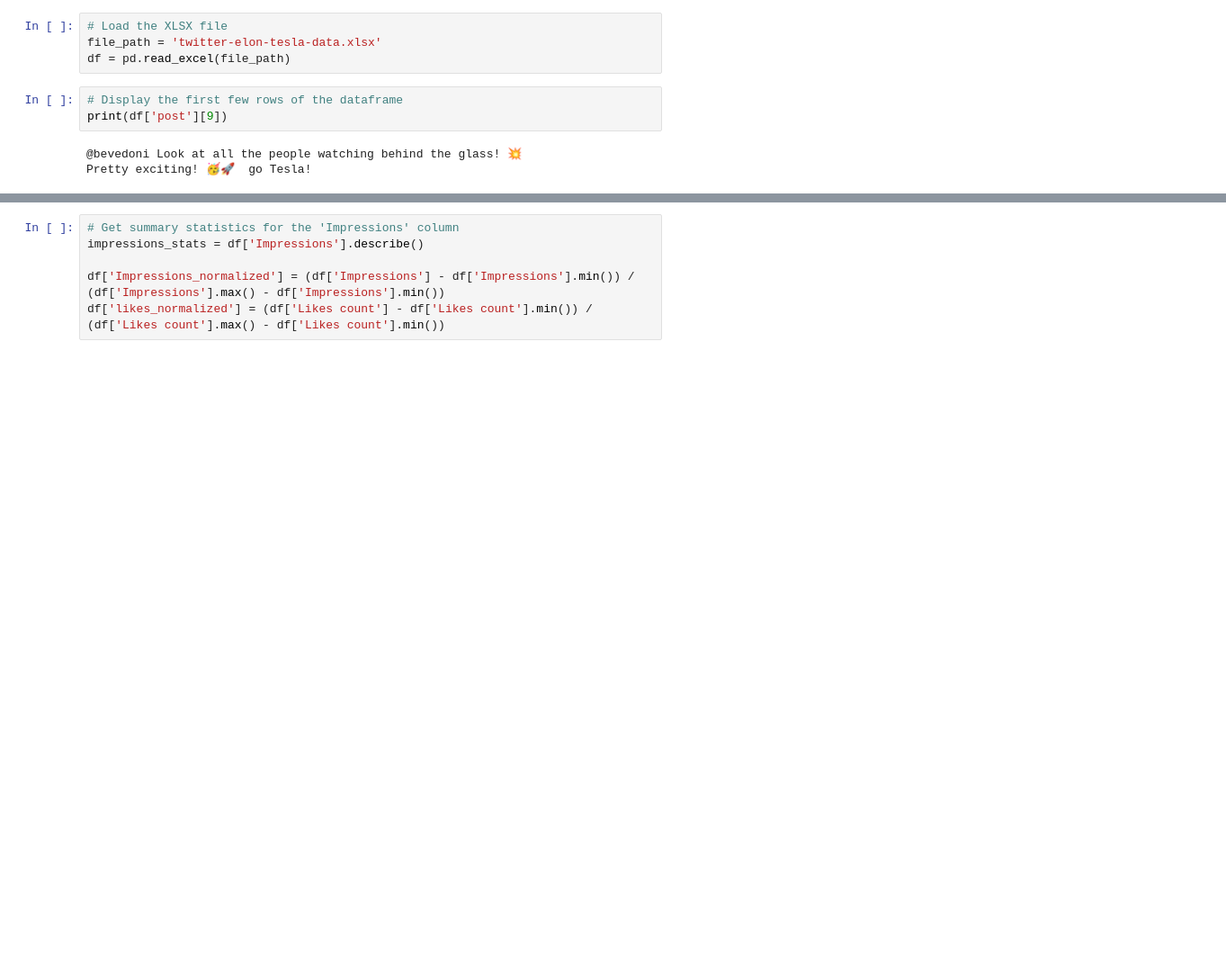
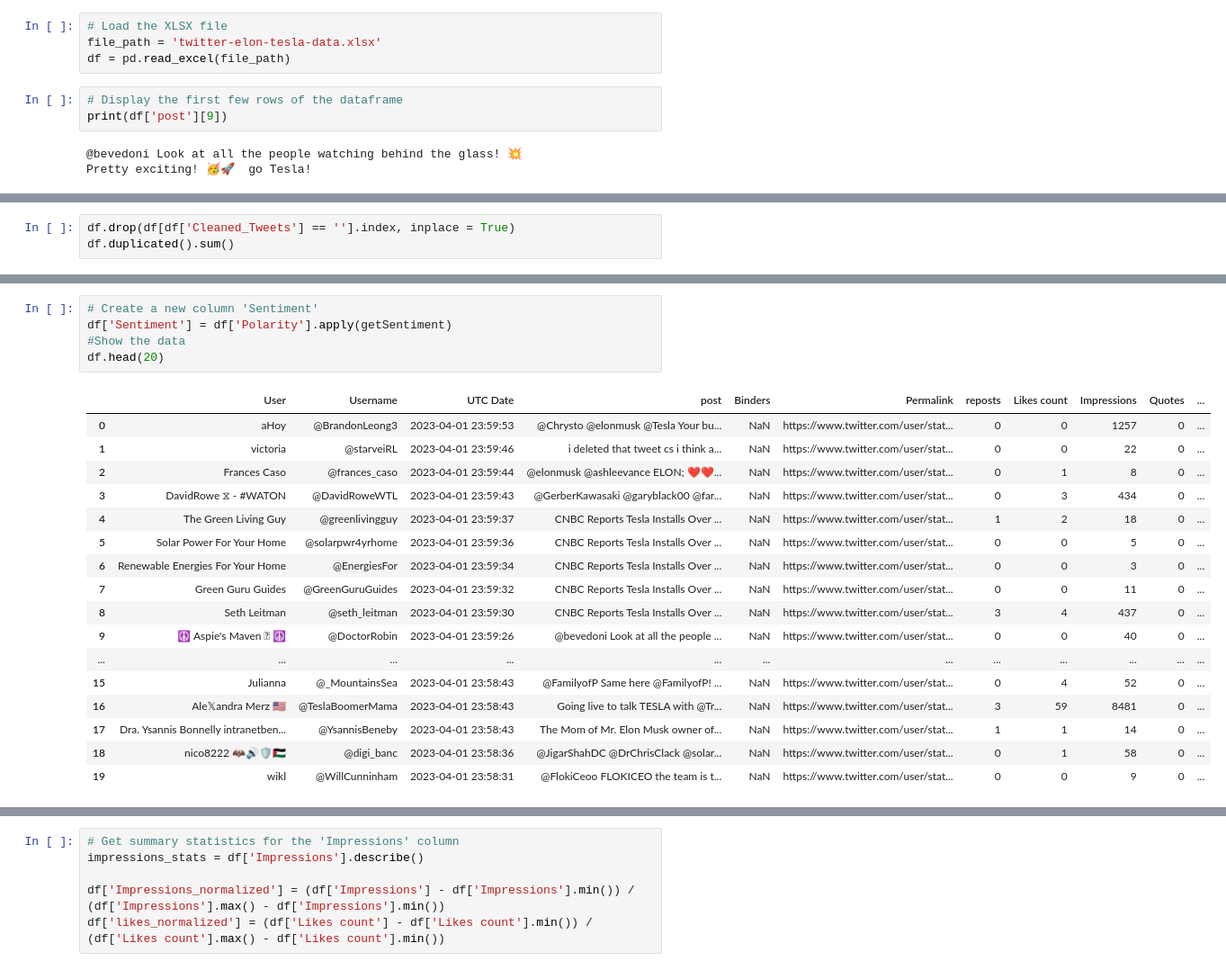
Before and after one commit to filippogiovagnini/sentimental-analysis-twitter-elon-tesla, a Jupyter notebook: featuring_engineering.ipynb, the cells around one changed output, grey strips where cells are left out. Shown at 90% size. Cells and saved outputs as stored; diff of their text form; blank space fills up the shorter version.

```diff
--- a/featuring_engineering.ipynb
+++ b/featuring_engineering.ipynb
@@ -44,0 +94,3 @@ print(df.head())
+# %%
+df.drop(df[df['Cleaned_Tweets'] == ''].index, inplace = True)
+df.duplicated().sum()
@@ -44,0 +120,23 @@ print(df.head())
+# %%
+# Create a new column 'Sentiment'
+df['Sentiment'] = df['Polarity'].apply(getSentiment)
+#Show the data
+df.head(20)
+# %% [output]
+|  | User | Username | UTC Date | post | Binders | Permalink | reposts | Likes count | Impressions | Quotes | ... |
+| 0 | aHoy | @BrandonLeong3 | 2023-04-01 23:59:53 | @Chrysto @elonmusk @Tesla Your bu... | NaN | https://www.twitter.com/user/stat... | 0 | 0 | 1257 | 0 | ... |
+| 1 | victoria | @starveiRL | 2023-04-01 23:59:46 | i deleted that tweet cs i think a... | NaN | https://www.twitter.com/user/stat... | 0 | 0 | 22 | 0 | ... |
+| 2 | Frances Caso | @frances_caso | 2023-04-01 23:59:44 | @elonmusk @ashleevance ELON; ❤️❤️... | NaN | https://www.twitter.com/user/stat... | 0 | 1 | 8 | 0 | ... |
+| 3 | DavidRowe ⧖ - #WATON | @DavidRoweWTL | 2023-04-01 23:59:43 | @GerberKawasaki @garyblack00 @far... | NaN | https://www.twitter.com/user/stat... | 0 | 3 | 434 | 0 | ... |
+| 4 | The Green Living Guy | @greenlivingguy | 2023-04-01 23:59:37 | CNBC Reports Tesla Installs Over ... | NaN | https://www.twitter.com/user/stat... | 1 | 2 | 18 | 0 | ... |
+| 5 | Solar Power For Your Home | @solarpwr4yrhome | 2023-04-01 23:59:36 | CNBC Reports Tesla Installs Over ... | NaN | https://www.twitter.com/user/stat... | 0 | 0 | 5 | 0 | ... |
+| 6 | Renewable Energies For Your Home | @EnergiesFor | 2023-04-01 23:59:34 | CNBC Reports Tesla Installs Over ... | NaN | https://www.twitter.com/user/stat... | 0 | 0 | 3 | 0 | ... |
+| 7 | Green Guru Guides | @GreenGuruGuides | 2023-04-01 23:59:32 | CNBC Reports Tesla Installs Over ... | NaN | https://www.twitter.com/user/stat... | 0 | 0 | 11 | 0 | ... |
+| 8 | Seth Leitman | @seth_leitman | 2023-04-01 23:59:30 | CNBC Reports Tesla Installs Over ... | NaN | https://www.twitter.com/user/stat... | 3 | 4 | 437 | 0 | ... |
+| 9 | ☮️ Aspie's Maven  ☮️ | @DoctorRobin | 2023-04-01 23:59:26 | @bevedoni Look at all the people ... | NaN | https://www.twitter.com/user/stat... | 0 | 0 | 40 | 0 | ... |
+| ... | ... | ... | ... | ... | ... | ... | ... | ... | ... | ... | ... |
+| 15 | Julianna | @_MountainsSea | 2023-04-01 23:58:43 | @FamilyofP Same here @FamilyofP! ... | NaN | https://www.twitter.com/user/stat... | 0 | 4 | 52 | 0 | ... |
+| 16 | Ale𝕏andra Merz 🇺🇲 | @TeslaBoomerMama | 2023-04-01 23:58:43 | Going live to talk TESLA with @Tr... | NaN | https://www.twitter.com/user/stat... | 3 | 59 | 8481 | 0 | ... |
+| 17 | Dra. Ysannis Bonnelly intranetben... | @YsannisBeneby | 2023-04-01 23:58:43 | The Mom of Mr. Elon Musk owner of... | NaN | https://www.twitter.com/user/stat... | 1 | 1 | 14 | 0 | ... |
+| 18 | nico8222 🦇🔊🛡️🇵🇸 | @digi_banc | 2023-04-01 23:58:36 | @JigarShahDC @DrChrisClack @solar... | NaN | https://www.twitter.com/user/stat... | 0 | 1 | 58 | 0 | ... |
+| 19 | wikl | @WillCunninham | 2023-04-01 23:58:31 | @FlokiCeoo FLOKICEO the team is t... | NaN | https://www.twitter.com/user/stat... | 0 | 0 | 9 | 0 | ... |
```
Also changed, not shown: parts of 15 cells of this notebook.
